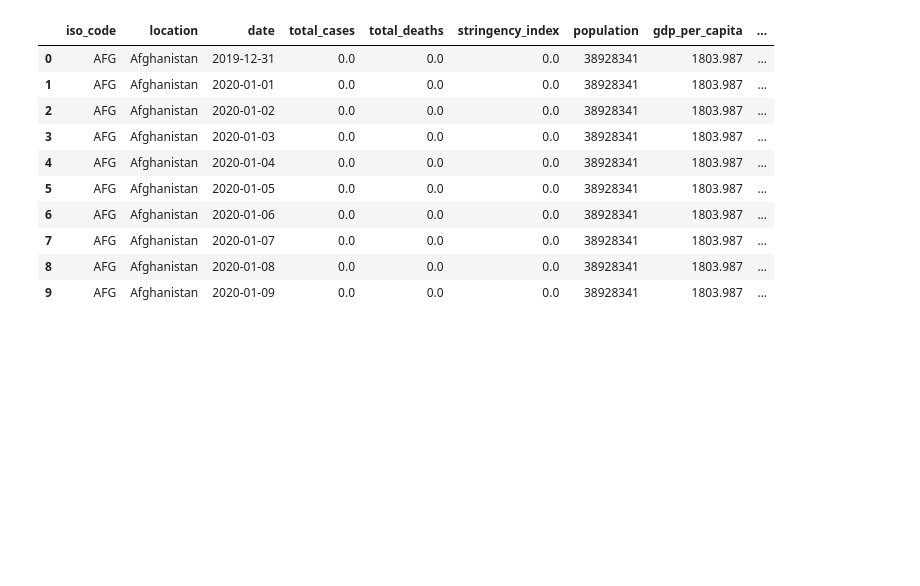
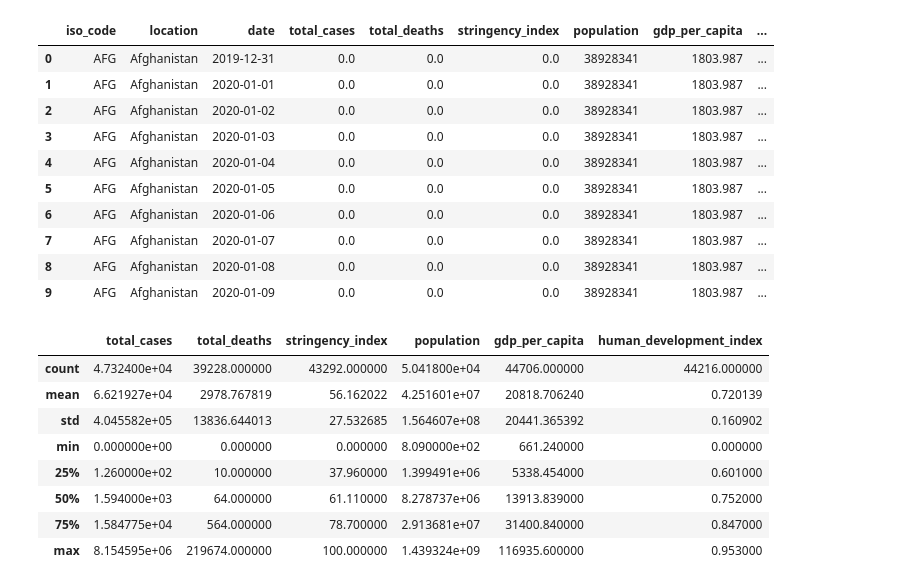
Before and after one commit to gitviviane/cisc520-project, a Jupyter notebook: cisc520-project-team4.ipynb, the cells around one changed output. Saved outputs shown, nothing was run; the diff lists cells and outputs as text; code cells hidden in the pictures; blank space fills up the shorter version.

```diff
--- a/cisc520-project-team4.ipynb
+++ b/cisc520-project-team4.ipynb
@@ -19,0 +10,4 @@ df.head()
+# %%
+#read csv file for Impact of Covid19 on global economy
+df_raw = pd.read_csv('Dataset/raw_data.csv')
+df_raw.head()
@@ -20,12 +21,12 @@ df.head()
 # %%
 #Remove unnamed column since we don't know what that data stands for
-df.drop('Unnamed: 9', inplace=True, axis=1)
-df.drop('Unnamed: 10', inplace=True, axis=1)
-df.drop('Unnamed: 11', inplace=True, axis=1)
-df.drop('Unnamed: 12', inplace=True, axis=1)
-df.drop('Unnamed: 13', inplace=True, axis=1)
+df_raw.drop('Unnamed: 9', inplace=True, axis=1)
+df_raw.drop('Unnamed: 10', inplace=True, axis=1)
+df_raw.drop('Unnamed: 11', inplace=True, axis=1)
+df_raw.drop('Unnamed: 12', inplace=True, axis=1)
+df_raw.drop('Unnamed: 13', inplace=True, axis=1)
 
-df.head(10)
+df_raw.head(10)
 # %% [output]
 |  | iso_code | location | date | total_cases | total_deaths | stringency_index | population | gdp_per_capita | ... |
 | 0 | AFG | Afghanistan | 2019-12-31 | 0.0 | 0.0 | 0.0 | 38928341 | 1803.987 | ... |
@@ -38,3 +39,15 @@ df.head(10)
 | 7 | AFG | Afghanistan | 2020-01-07 | 0.0 | 0.0 | 0.0 | 38928341 | 1803.987 | ... |
 | 8 | AFG | Afghanistan | 2020-01-08 | 0.0 | 0.0 | 0.0 | 38928341 | 1803.987 | ... |
 | 9 | AFG | Afghanistan | 2020-01-09 | 0.0 | 0.0 | 0.0 | 38928341 | 1803.987 | ... |
+# %%
+df_raw.describe()
+# %% [output]
+|  | total_cases | total_deaths | stringency_index | population | gdp_per_capita | human_development_index |
+| count | 4.732400e+04 | 39228.000000 | 43292.000000 | 5.041800e+04 | 44706.000000 | 44216.000000 |
+| mean | 6.621927e+04 | 2978.767819 | 56.162022 | 4.251601e+07 | 20818.706240 | 0.720139 |
+| std | 4.045582e+05 | 13836.644013 | 27.532685 | 1.564607e+08 | 20441.365392 | 0.160902 |
+| min | 0.000000e+00 | 0.000000 | 0.000000 | 8.090000e+02 | 661.240000 | 0.000000 |
+| 25% | 1.260000e+02 | 10.000000 | 37.960000 | 1.399491e+06 | 5338.454000 | 0.601000 |
+| 50% | 1.594000e+03 | 64.000000 | 61.110000 | 8.278737e+06 | 13913.839000 | 0.752000 |
+| 75% | 1.584775e+04 | 564.000000 | 78.700000 | 2.913681e+07 | 31400.840000 | 0.847000 |
+| max | 8.154595e+06 | 219674.000000 | 100.000000 | 1.439324e+09 | 116935.600000 | 0.953000 |
```
Also changed, not shown: parts of 11 cells of this notebook, 1 other file.
